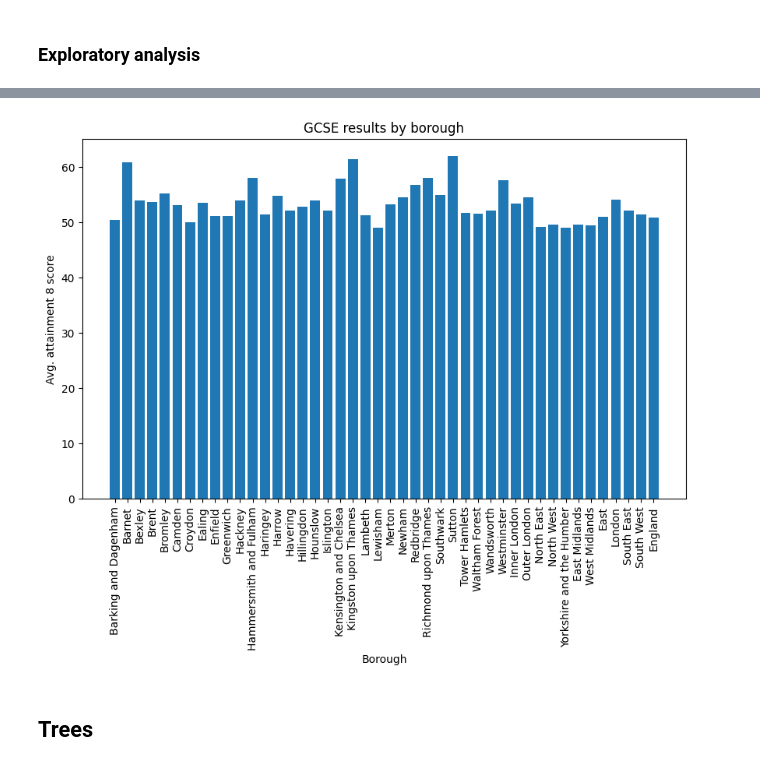
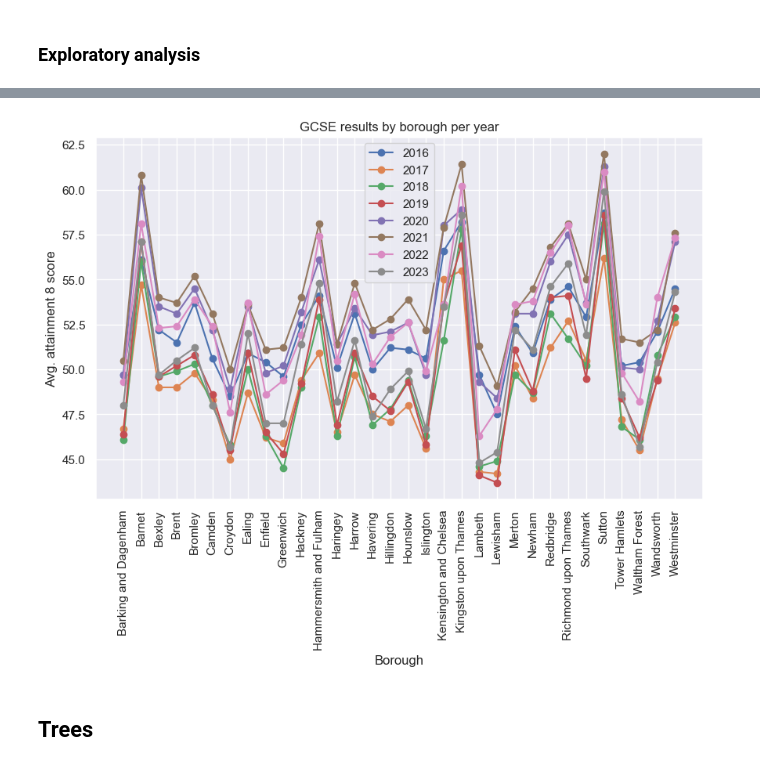
Before and after one commit to nicc/lis-stats-2, a Jupyter notebook: london_gcs_trees.ipynb, the cells around one changed output, grey strips where cells are left out. Drawn from its saved outputs; the diff is of its cells as text; code cells hidden in the pictures.

Commit message:
Added linear regression analysis and a pointplot. About to add data for several academic years

```diff
--- a/london_gcs_trees.ipynb
+++ b/london_gcs_trees.ipynb
@@ -20,10 +26,12 @@ Land area: Each row represnts one year, with figures or projects for housing den
 import warnings
 warnings.filterwarnings("ignore")
 
-import numpy as np
 import pandas as pd
 import matplotlib.pyplot as plt
-import seaborn as sb
+
+import statsmodels.formula.api as smf
+import seaborn as sns
+sns.set()
 # %% [markdown]
 ## <div class="title_h2">Land area</div>
 # %% [markdown]
@@ -101,6 +134,10 @@ gcses_raw.head(5)
 # %%
 # basic data
-gcses_by_borough = gcses_raw[['Code', 'Area', 'Average Attainment 8 score per pupil']]
+gcses_by_borough = gcses_raw[['Code', 'Area', 'Average Attainment 8 score per pupil', 'Year']]
 
-gcses_by_borough.head(50)
+# make boroughs categorical and sort them for display as point plots
+gcses_by_borough['Area'] = pd.Categorical(gcses_by_borough['Area'], ordered=True, categories=gcses_by_borough['Area'].unique())
+gcses_by_borough = gcses_by_borough.sort_values(['Year', 'Area'])
+
+gcses_by_borough.head()
 # %% [output]
@@ -138,16 +152,21 @@ gcses_raw.describe()
 # %%
-# bar chart
+# let's view GCSE results per year as a line chart
 plt.figure(figsize=(10, 6))
-plt.bar(gcses_by_borough['Area'], gcses_by_borough['Average Attainment 8 score per pupil'])
 
-plt.title('GCSE results by borough')
+# group the data by year and plot each group
+for year, group in gcses_by_borough.groupby('Year'):
+    plt.plot(group['Area'], group['Average Attainment 8 score per pupil'], marker='o', label=f"{year}")
+
+plt.title('GCSE results by borough per year')
 plt.xlabel('Borough')
 plt.ylabel('Avg. attainment 8 score')
+plt.legend()
+plt.grid(True)
 plt.xticks(rotation=90)
 
 plt.show()
 # %% [output]
-[figure, old version]
+[figure, new version]
 # %% [markdown]
 ## <div class="title_h2">Trees</div>
 # %% [markdown]
```
Also changed, not shown: parts of 25 cells of this notebook, 18 other files.
